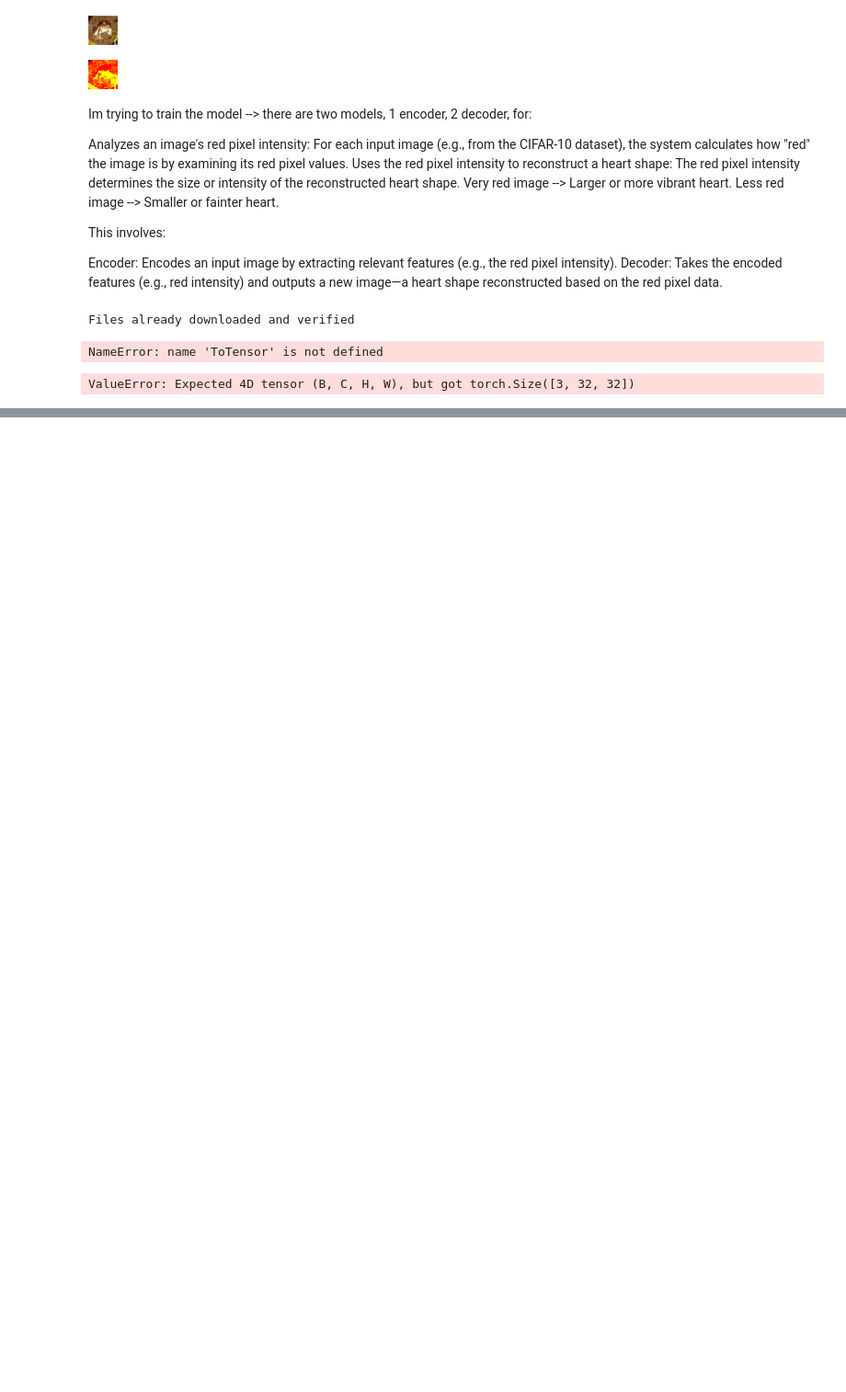
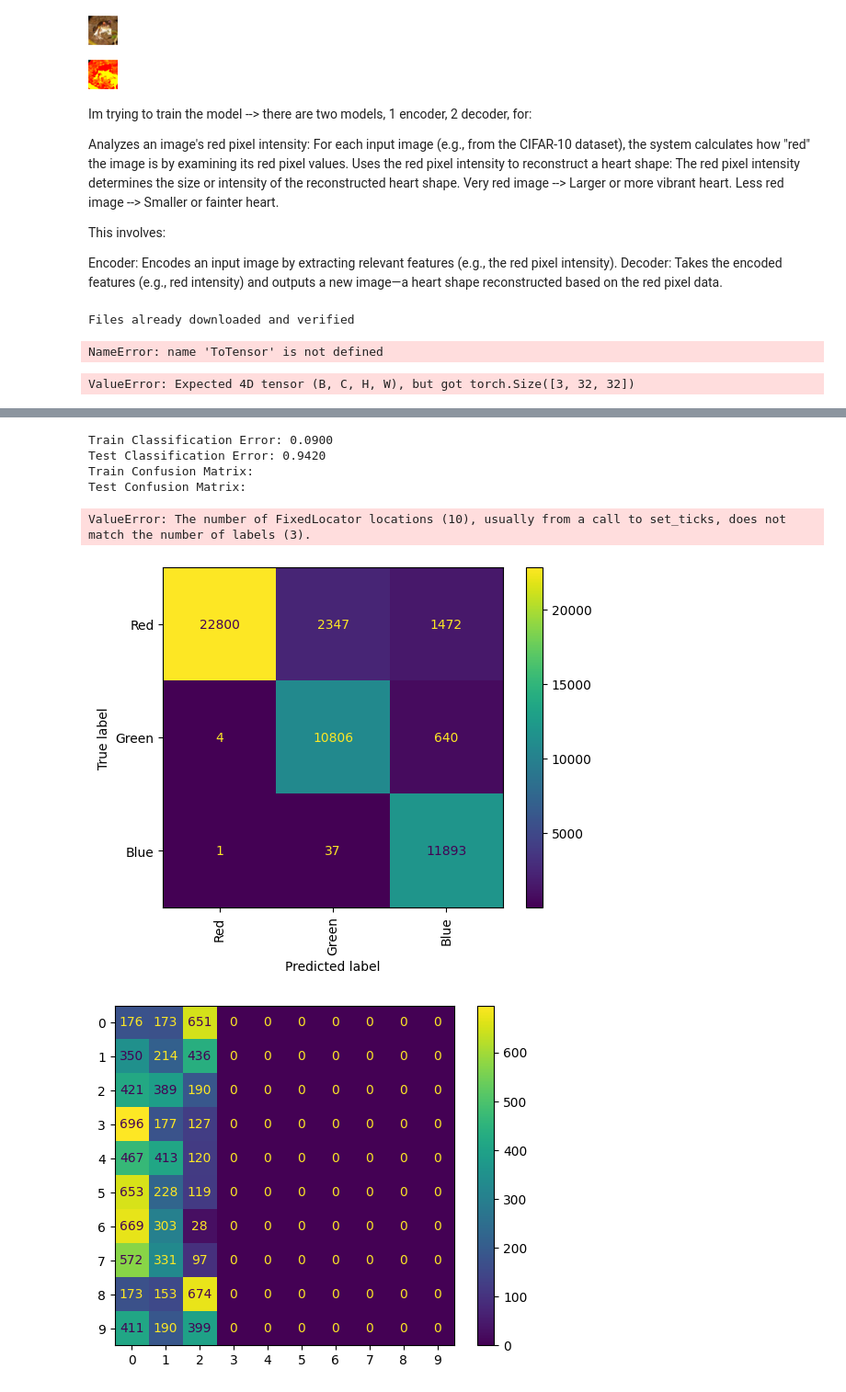
Before and after one commit to DM-GY-9103-intro-to-ML-nyu/ML-Final-Collab-, a Jupyter notebook: cifar.ipynb, the cells around one changed output, grey strips where cells are left out. Shown at 92% size. Cells and saved outputs as stored; diff of their text form; code cells hidden in the pictures; blank space fills up the shorter version.

Commit message:
trying different thing - determine dominant color

```diff
--- a/cifar.ipynb
+++ b/cifar.ipynb
@@ -275,0 +395,43 @@ ValueError: Expected 4D tensor (B, C, H, W), but got torch.Size([3, 32, 32])
+# %%
+from data_utils import classification_error, display_confusion_matrix
+
+# Function to get true labels and predictions from the model
+def get_labels_and_predictions(model, dataloader):
+    model.eval()
+    true_labels = []
+    predicted_labels = []
+    with torch.no_grad():
+        for images, labels in dataloader:
+            outputs = model(images)  # Get model predictions
+            predictions = outputs.argmax(dim=1)  # Get the class with max probability
+            true_labels.extend(labels.numpy())  # Collect true labels
+            predicted_labels.extend(predictions.numpy())  # Collect predicted labels
+    return true_labels, predicted_labels
+
+# Get true and predicted labels for train and test datasets
+train_labels, train_predictions = get_labels_and_predictions(model, train_loader)
+test_labels, test_predictions = get_labels_and_predictions(model, test_loader)
+
+# Calculate classification error
+train_error = classification_error(train_labels, train_predictions)
+test_error = classification_error(test_labels, test_predictions)
+
+print(f"Train Classification Error: {train_error:.4f}")
+print(f"Test Classification Error: {test_error:.4f}")
+
+# Display confusion matrices using `display_confusion_matrix`
+class_names = ["Red", "Green", "Blue"]  # Adjust based on dominant colors in your dataset
+
+print("Train Confusion Matrix:")
+display_confusion_matrix(train_labels, train_predictions, display_labels=class_names)
+
+print("Test Confusion Matrix:")
+display_confusion_matrix(test_labels, test_predictions, display_labels=class_names)
+# %% [output]
+Train Classification Error: 0.0900
+Test Classification Error: 0.9420
+Train Confusion Matrix:
+Test Confusion Matrix:
+ValueError: The number of FixedLocator locations (10), usually from a call to set_ticks, does not match the number of labels (3).
+[figure, added]
+[figure, added]
```
Also changed, not shown: parts of 3 cells of this notebook.
